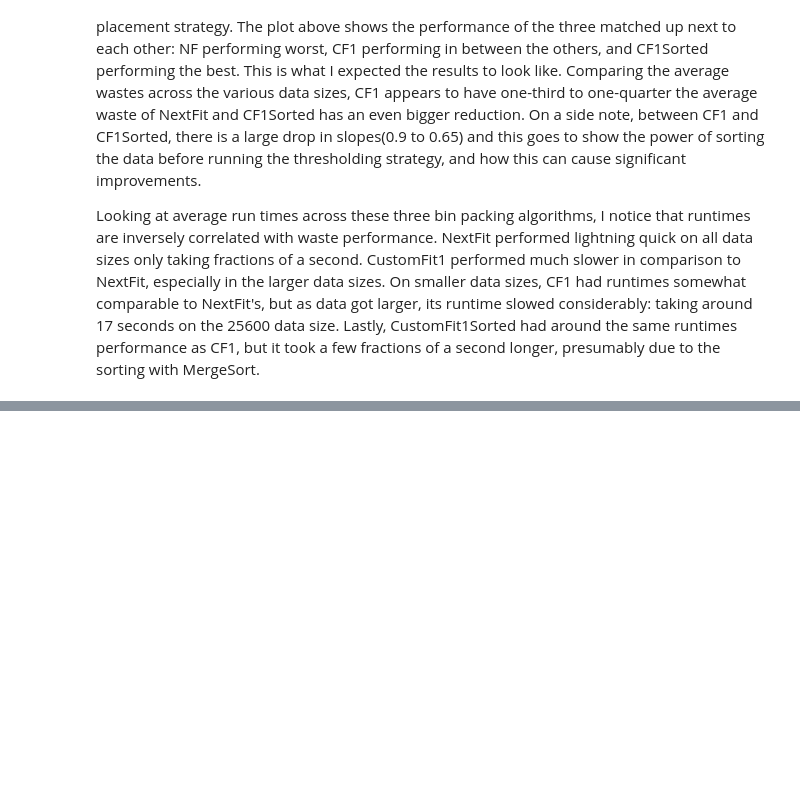
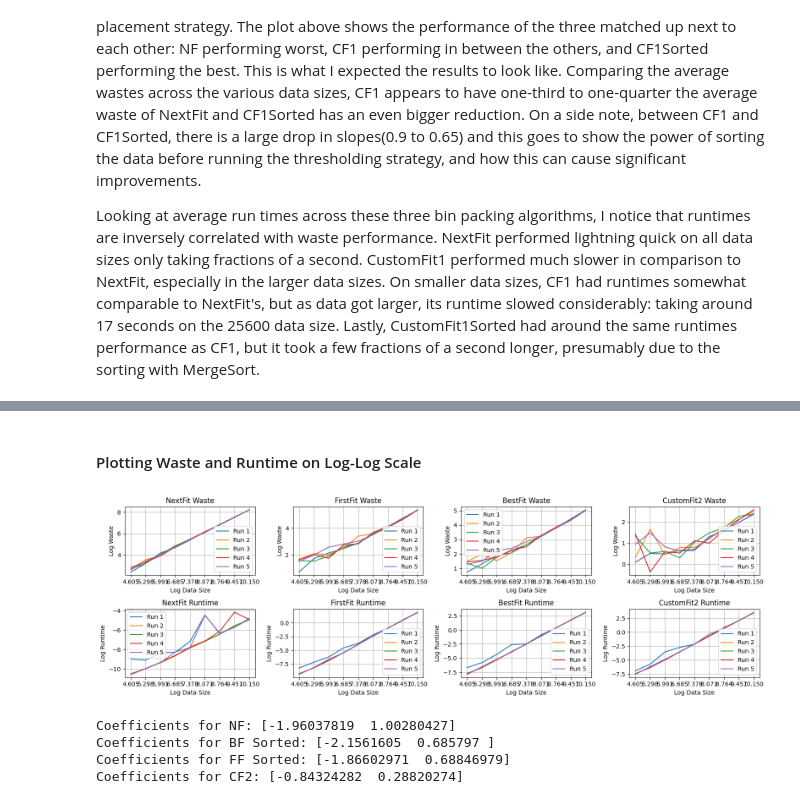
Before and after one commit to connormcmanigal/bin-packing-analysis, a Jupyter notebook: report.ipynb, the cells around one changed output, grey strips where cells are left out. Drawn from its saved outputs; the diff is of its cells as text; code cells hidden in the pictures; blank space fills up the shorter version.

```diff
--- a/report.ipynb
+++ b/report.ipynb
@@ -596,0 +621,44 @@ cf2 = cf2.drop('Algos', axis=1)
+# %% [markdown]
+#### Plotting Waste and Runtime on Log-Log Scale
+# %%
+fig, axes = plt.subplots(2, 4, figsize=(16, 5))
+plottype(cf2, 'NextFit', 'Waste', axes[0,0])
+plottype(cf2, 'FirstFit','Waste', axes[0,1])
+plottype(cf2, 'BestFit', 'Waste', axes[0,2])
+plottype(cf2, 'CustomFit2', 'Waste', axes[0,3])
+plottype(cf2, 'NextFit', 'Runtime', axes[1,0])
+plottype(cf2, 'FirstFit','Runtime', axes[1,1])
+plottype(cf2, 'BestFit', 'Runtime', axes[1,2])
+plottype(cf2, 'CustomFit2', 'Runtime', axes[1,3])
+plt.tight_layout()
+plt.show()
+# %% [output]
+[figure, added]
+# %%
+# Can use same X and data size array as above
+
+bf_waste=np.asarray(bf_results['BF Mean Waste'])
+ff_waste=np.asarray(ff_results['FF Mean Waste'])
+nf_waste=np.asarray(nf_results['NF Mean Waste'])
+cf2_waste=np.asarray(cf2_results['CF2 Mean Waste'])
+
+
+log_bf_waste=np.log(bf_waste)
+log_ff_waste=np.log(ff_waste)
+log_nf_waste = np.log(nf_waste)
+log_cf2_waste = np.log(cf2_waste)
+
+model_nf = sm.OLS(log_nf_waste, X).fit()
+model_cf2 = sm.OLS(log_cf2_waste, X).fit()
+model_bf = sm.OLS(log_bf_waste, X).fit()
+model_ff = sm.OLS(log_ff_waste, X).fit()
+
+print("Coefficients for NF:", model_nf.params)
+print("Coefficients for BF Sorted:", model_bf.params)
+print("Coefficients for FF Sorted:", model_ff.params)
+print("Coefficients for CF2:", model_cf2.params)
+# %% [output]
+Coefficients for NF: [-1.96037819  1.00280427]
+Coefficients for BF Sorted: [-2.1561605  0.685797 ]
+Coefficients for FF Sorted: [-1.86602971  0.68846979]
+Coefficients for CF2: [-0.84324282  0.28820274]
```
Also changed, not shown: parts of 6 cells of this notebook.
